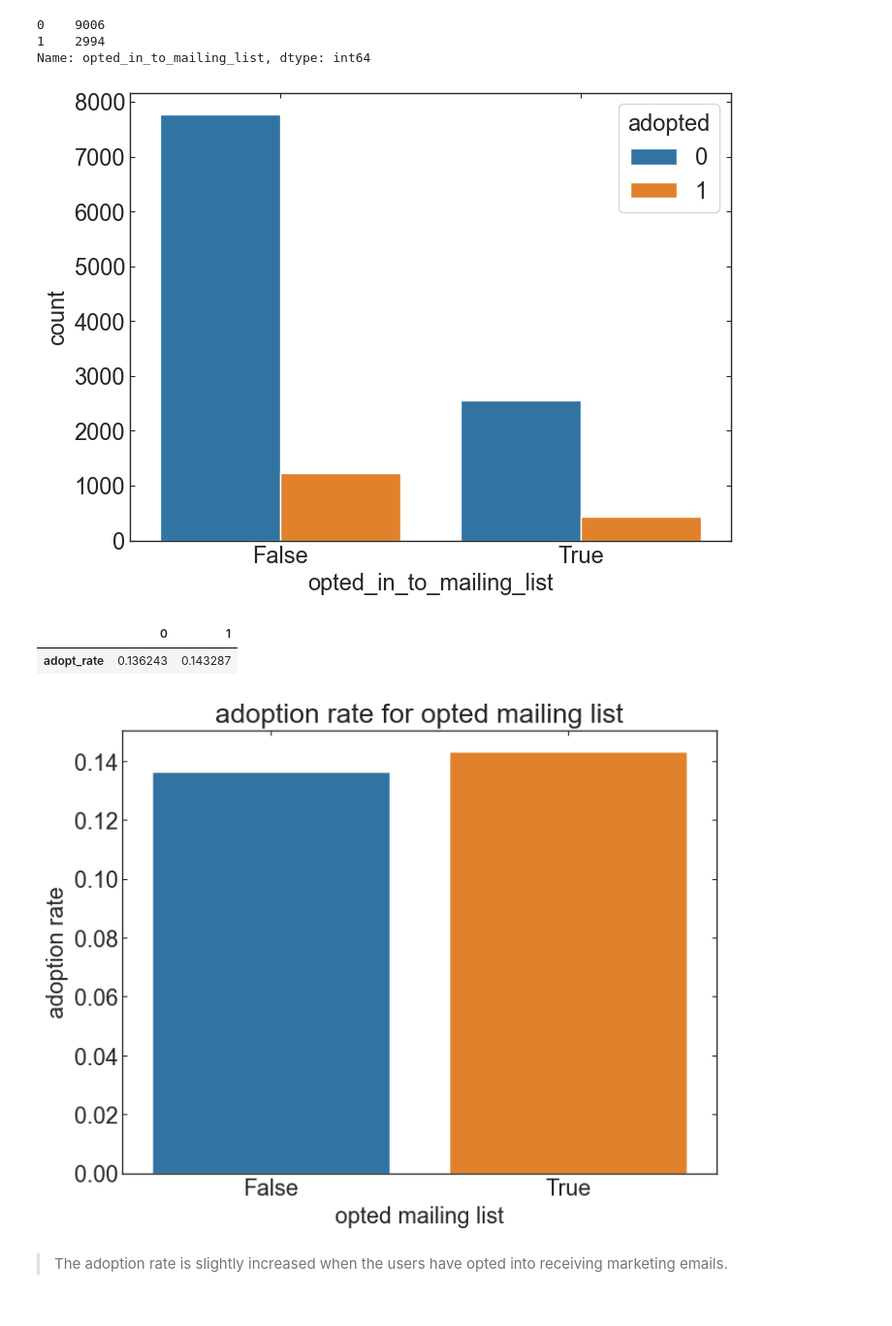
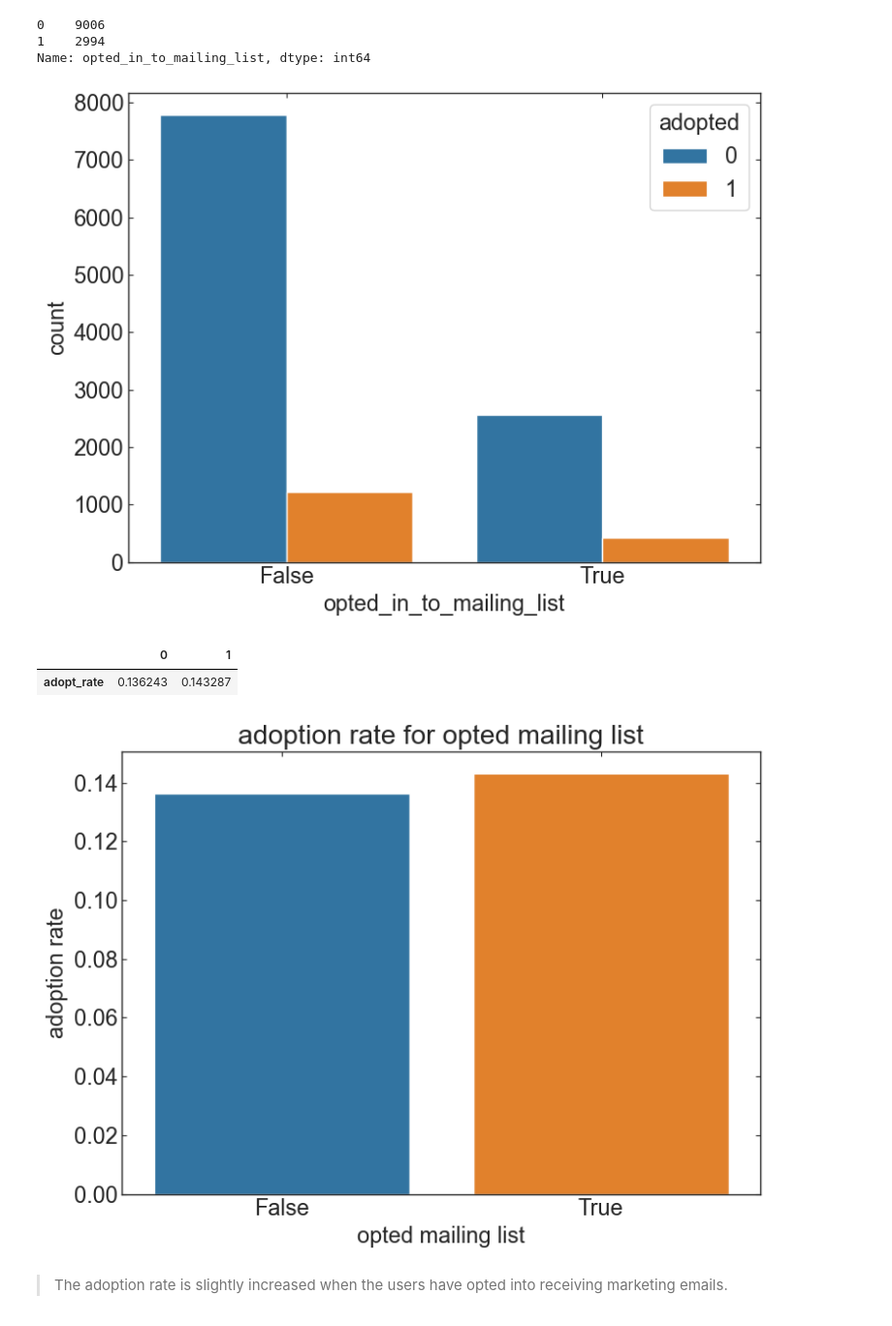
Before and after one commit to astrodoo/Springboard, a Jupyter notebook: Mini_Project/Relax_Inc_Challenge/notebook/Relax_Inc_Challenge.ipynb, the cells around one changed output. Shown: that part at 97% size. Saved outputs shown, nothing was run; the diff lists cells and outputs as text; code cells hidden in the pictures.

```diff
--- a/Mini_Project/Relax_Inc_Challenge/notebook/Relax_Inc_Challenge.ipynb
+++ b/Mini_Project/Relax_Inc_Challenge/notebook/Relax_Inc_Challenge.ipynb
@@ -403,10 +409,13 @@ fig, ax = plt.subplots()
 tick_label = {0:'False', 1:'True'}
 sns.countplot(x='opted_in_to_mailing_list', data=users, hue='adopted', ax=ax)
 
-ax.set_xticklabels([tick_label[i] for i in range(len(tick_label))]);
+ax.set_xticklabels([tick_label[i] for i in range(len(tick_label))])
 #ax.tick_params(axis='x', rotation=45, labelsize=13);
+
+fig.tight_layout()
+fig.savefig(os.path.join(figdir,'count_opt.png'));
 # %% [output]
-[figure, old version]
+[figure, new version]
 # %%
 adopt_rate_optedmail = {}
 
@@ -423,15 +432,18 @@ df_adopt_rate_optedmail
 # %%
 fig, ax = plt.subplots()
 
 tick_label = {0:'False', 1:'True'}
 sns.barplot(data=df_adopt_rate_optedmail, ax=ax)
 
 ax.set_xticklabels([tick_label[i] for i in range(len(tick_label))])
 
 ax.set(title='adoption rate for opted mailing list', \
-       xlabel='opted mailing list', ylabel='adoption rate');
+       xlabel='opted mailing list', ylabel='adoption rate')
+
+fig.tight_layout()
+fig.savefig(os.path.join(figdir,'adoptionRate_opt.png'));
 # %% [output]
-[figure, old version]
+[figure, new version]
 # %% [markdown]
 > The adoption rate is slightly increased when the users have opted into receiving marketing emails.
 # %% [markdown]
```
Also changed, not shown: parts of 13 cells of this notebook, 16 other files.
